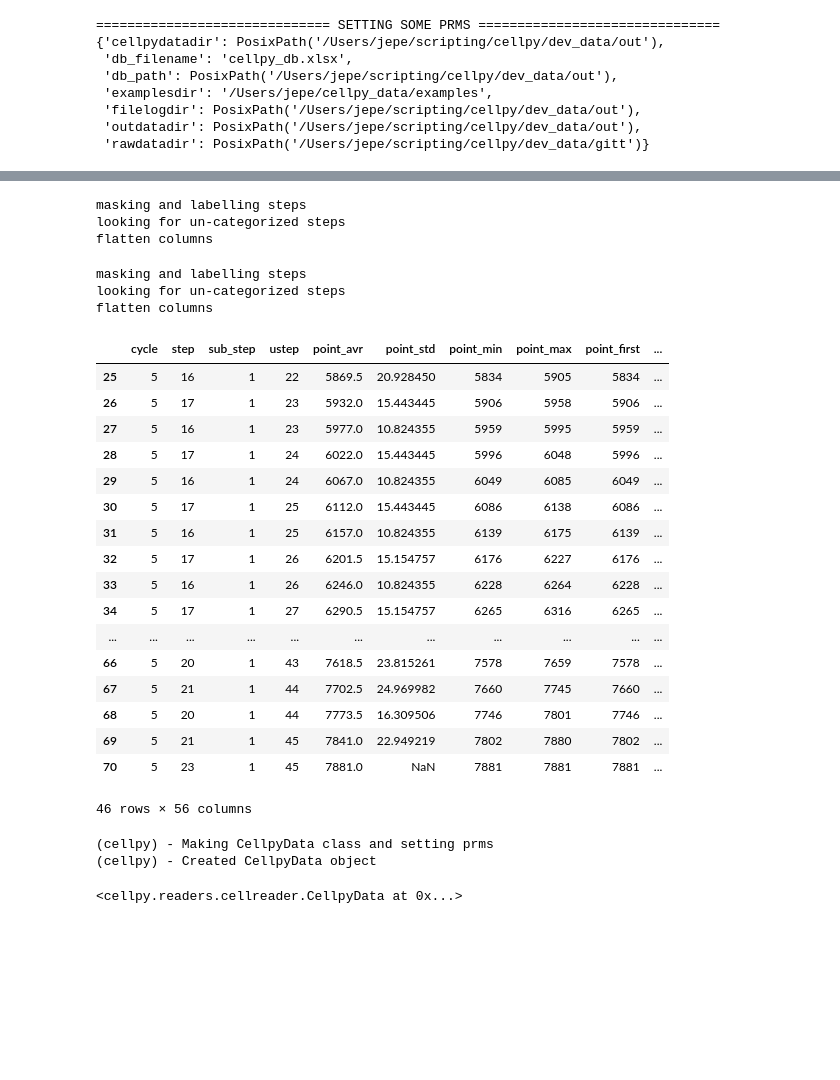
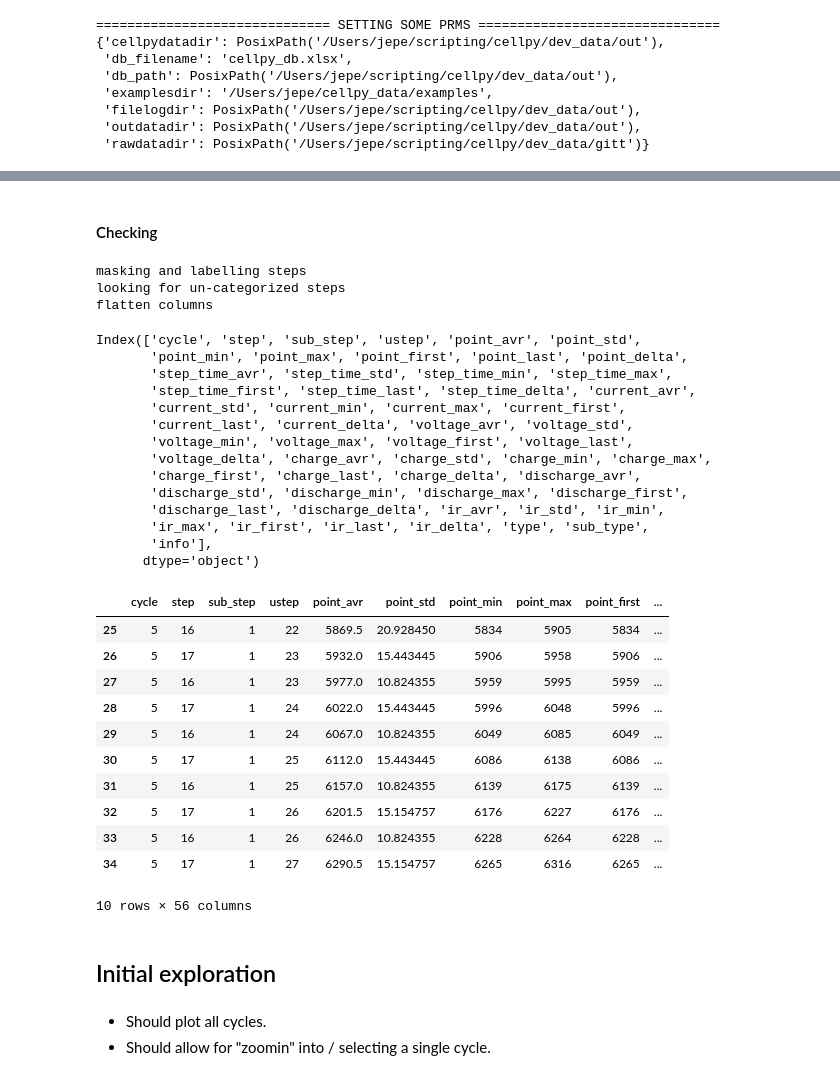
Before and after one commit to jepegit/cellpy, a Jupyter notebook: dev_utils/cellpy_GITT.ipynb, the cells around one changed output, grey strips where cells are left out. Drawn from its saved outputs; the diff is of its cells as text; code cells hidden in the pictures; blank space fills up the shorter version.

```diff
--- a/dev_utils/cellpy_GITT.ipynb
+++ b/dev_utils/cellpy_GITT.ipynb
@@ -64,6 +64,7 @@ cellpyn = fn + ".h5"
 filename = prms.Paths["rawdatadir"] / resn
 cellpyname = prms.Paths["cellpydatadir"] / cellpyn
 # %%
-cell = cellreader.cell(filename, logging_mode="INFO")
+# cell = cellreader.cell(filename, logging_mode="INFO")
+cell = cellreader.cell(cellpyname)
 # %% [output]
 (cellpy) - Making CellpyData class and setting prms
@@ -450,33 +271,40 @@ def make_step_table_custom(cell, do_masking=False):
-# %%
-st = make_step_table_old(cell, do_masking=True)
-# %% [output]
-masking and labelling steps
-looking for un-categorized steps
-flatten columns
+# %% [markdown]
+#### Checking
 # %%
 gt = make_step_table_custom(cell, do_masking=True)
 # %% [output]
 masking and labelling steps
 looking for un-categorized steps
 flatten columns
+# %%
+gt.columns
+# %% [output]
+Index(['cycle', 'step', 'sub_step', 'ustep', 'point_avr', 'point_std',
+       'point_min', 'point_max', 'point_first', 'point_last', 'point_delta',
+       'step_time_avr', 'step_time_std', 'step_time_min', 'step_time_max',
+       'step_time_first', 'step_time_last', 'step_time_delta', 'current_avr',
+       'current_std', 'current_min', 'current_max', 'current_first',
+       'current_last', 'current_delta', 'voltage_avr', 'voltage_std',
+       'voltage_min', 'voltage_max', 'voltage_first', 'voltage_last',
+       'voltage_delta', 'charge_avr', 'charge_std', 'charge_min', 'charge_max',
+       'charge_first', 'charge_last', 'charge_delta', 'discharge_avr',
+       'discharge_std', 'discharge_min', 'discharge_max', 'discharge_first',
+       'discharge_last', 'discharge_delta', 'ir_avr', 'ir_std', 'ir_min',
+       'ir_max', 'ir_first', 'ir_last', 'ir_delta', 'type', 'sub_type',
+       'info'],
+      dtype='object')
 # %%
-gt[gt.cycle==5]
+gt[gt.cycle==5].head(10)
 # %% [output]
 |  | cycle | step | sub_step | ustep | point_avr | point_std | point_min | point_max | point_first | ... |
 | 25 | 5 | 16 | 1 | 22 | 5869.5 | 20.928450 | 5834 | 5905 | 5834 | ... |
 | 26 | 5 | 17 | 1 | 23 | 5932.0 | 15.443445 | 5906 | 5958 | 5906 | ... |
 | 27 | 5 | 16 | 1 | 23 | 5977.0 | 10.824355 | 5959 | 5995 | 5959 | ... |
 | 28 | 5 | 17 | 1 | 24 | 6022.0 | 15.443445 | 5996 | 6048 | 5996 | ... |
 | 29 | 5 | 16 | 1 | 24 | 6067.0 | 10.824355 | 6049 | 6085 | 6049 | ... |
 | 30 | 5 | 17 | 1 | 25 | 6112.0 | 15.443445 | 6086 | 6138 | 6086 | ... |
 | 31 | 5 | 16 | 1 | 25 | 6157.0 | 10.824355 | 6139 | 6175 | 6139 | ... |
 | 32 | 5 | 17 | 1 | 26 | 6201.5 | 15.154757 | 6176 | 6227 | 6176 | ... |
 | 33 | 5 | 16 | 1 | 26 | 6246.0 | 10.824355 | 6228 | 6264 | 6228 | ... |
 | 34 | 5 | 17 | 1 | 27 | 6290.5 | 15.154757 | 6265 | 6316 | 6265 | ... |
-| ... | ... | ... | ... | ... | ... | ... | ... | ... | ... | ... |
-| 66 | 5 | 20 | 1 | 43 | 7618.5 | 23.815261 | 7578 | 7659 | 7578 | ... |
-| 67 | 5 | 21 | 1 | 44 | 7702.5 | 24.969982 | 7660 | 7745 | 7660 | ... |
-| 68 | 5 | 20 | 1 | 44 | 7773.5 | 16.309506 | 7746 | 7801 | 7746 | ... |
-| 69 | 5 | 21 | 1 | 45 | 7841.0 | 22.949219 | 7802 | 7880 | 7802 | ... |
-| 70 | 5 | 23 | 1 | 45 | 7881.0 | NaN | 7881 | 7881 | 7881 | ... |
-46 rows × 56 columns
+10 rows × 56 columns
@@ -485,9 +311,5 @@ cell.save(cellpyname)
-# %%
-d = cellreader.cell()
-# %% [output]
-(cellpy) - Making CellpyData class and setting prms
-(cellpy) - Created CellpyData object
-# %%
-d.load(cellpyname)
-# %% [output]
-<cellpy.readers.cellreader.CellpyData at 0x...>
+# %% [markdown]
+## Initial exploration
+# %% [markdown]
+- Should plot all cycles.
+- Should allow for "zoomin" into / selecting a single cycle.
```
Also changed, not shown: parts of 24 cells of this notebook.
